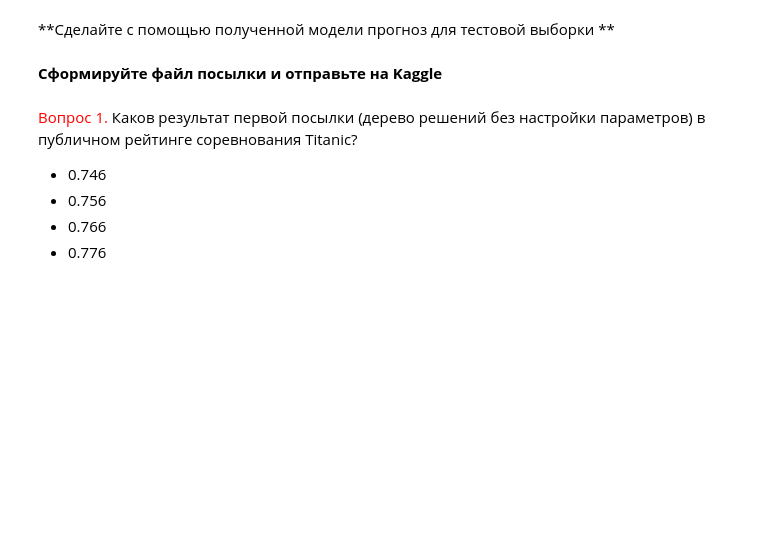
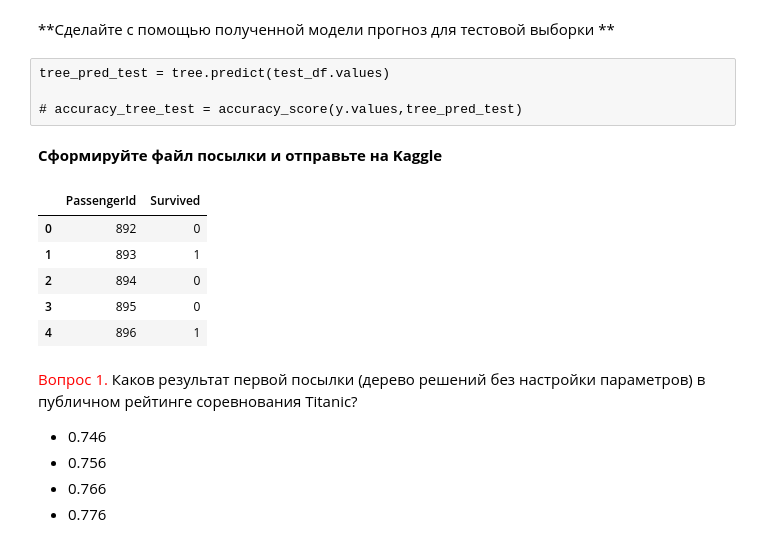
Before and after one commit to t0r1n88/coursera_course4_data_science, a Jupyter notebook: educ/Классификация_деревья_решений/lesson3_practice_trees_titanic.ipynb, the cells around one changed output. Saved outputs shown, nothing was run; the diff lists cells and outputs as text; code cells hidden in the pictures; blank space fills up the shorter version.

```diff
--- a/educ/Классификация_деревья_решений/lesson3_practice_trees_titanic.ipynb
+++ b/educ/Классификация_деревья_решений/lesson3_practice_trees_titanic.ipynb
@@ -154,2 +227,6 @@ test_df.head()
+# %% [raw]
+tree_pred_test = tree.predict(test_df.values)
+
+# accuracy_tree_test = accuracy_score(y.values,tree_pred_test)
 # %% [markdown]
 **Сформируйте файл посылки и отправьте на Kaggle**
@@ -158,3 +245,13 @@ test_df.head()
+# %%
+df = pd.read_csv('caggle.csv')
+df.head()
+# %% [output]
+|  | PassengerId | Survived |
+| 0 | 892 | 0 |
+| 1 | 893 | 1 |
+| 2 | 894 | 0 |
+| 3 | 895 | 0 |
+| 4 | 896 | 1 |
 # %% [markdown]
 <font color='red'>Вопрос 1. </font> Каков результат первой посылки (дерево решений без настройки параметров) в публичном рейтинге соревнования Titanic?
 - 0.746
```
Also changed, not shown: parts of 61 cells of this notebook, 2 other files.
